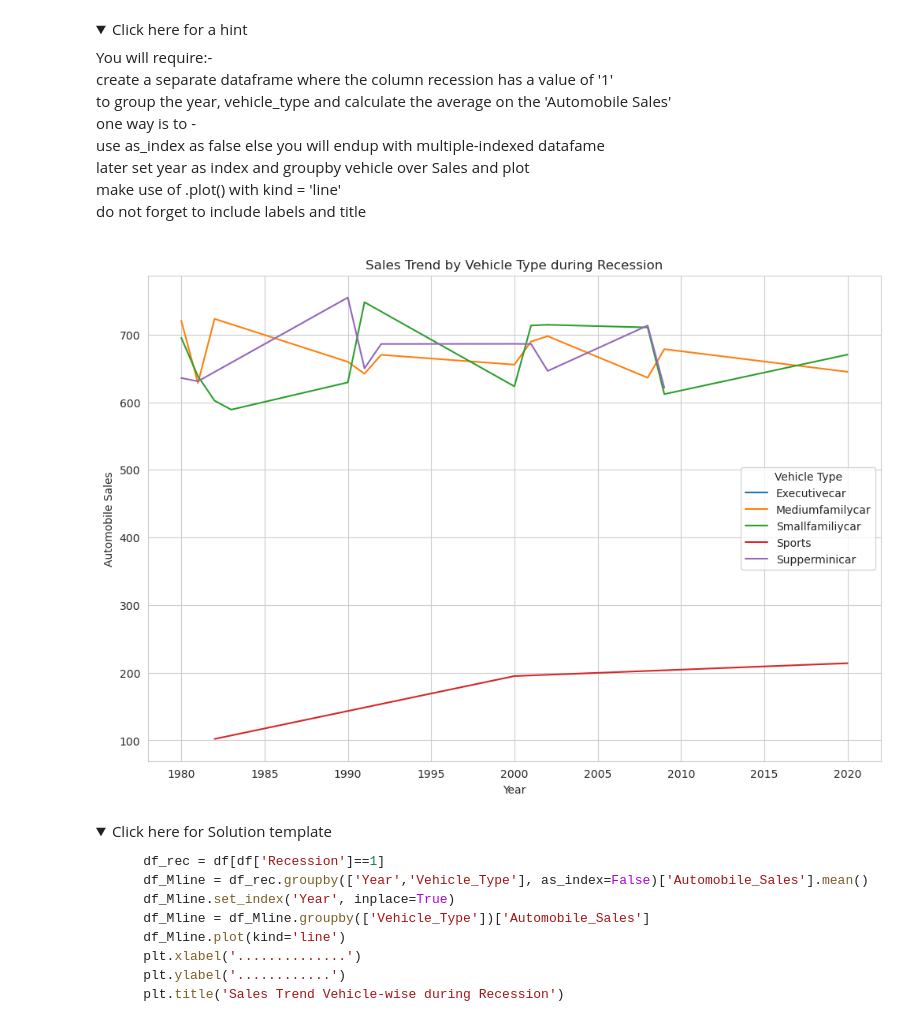
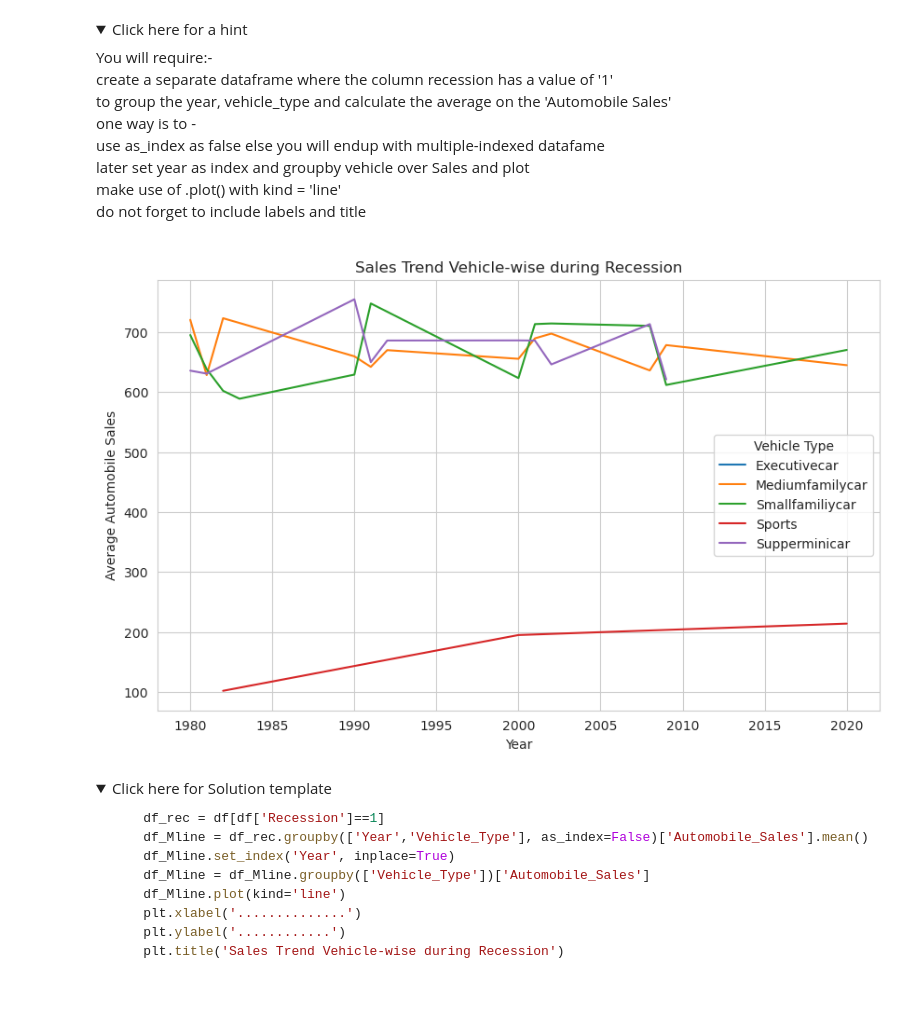
Before and after one commit to brianmatute011/dspc-ibm, a Jupyter notebook: python-for-data-visualization/part I/DV0101EN-Final-Assignment-Part1-v2.ipynb, the cells around one changed output. Drawn from its saved outputs; the diff is of its cells as text; code cells hidden in the pictures; folded sections open; blank space fills up the shorter version.

```diff
--- a/python-for-data-visualization/part I/DV0101EN-Final-Assignment-Part1-v2.ipynb
+++ b/python-for-data-visualization/part I/DV0101EN-Final-Assignment-Part1-v2.ipynb
@@ -321,27 +328,30 @@ Save this plot as "Line_Plot_1.png"</span><br>
 </p>
 </details>
 # %%
-# Filter the data to only include recession rows (Recession == 1)
+import matplotlib.pyplot as plt
+
+# Filter for recession periods only
 df_rec = df[df['Recession'] == 1]
 
-# Group the data by 'Year' and 'Vehicle_Type' and calculate the average car sales
+# Compute average sales by year and vehicle type
 df_Mline = df_rec.groupby(['Year', 'Vehicle_Type'], as_index=False)['Automobile_Sales'].mean()
-
-# Set the index to 'Year' to facilitate clustering
 df_Mline.set_index('Year', inplace=True)
 
-# Group by 'Vehicle_Type' and graph the average sales of each vehicle type
-df_Mline.groupby(['Vehicle_Type'])['Automobile_Sales'].plot(kind='line', figsize=(12, 8))
+# Plot one line per vehicle type
+plt.figure(figsize=(10, 6))
+df_Mline.groupby('Vehicle_Type')['Automobile_Sales'].plot(kind='line')
 
-# Customize the chart
+# Labels and title
 plt.xlabel('Year')
-plt.ylabel('Automobile Sales')
-plt.title('Sales Trend by Vehicle Type during Recession')
+plt.ylabel('Average Automobile Sales')
+plt.title('Sales Trend Vehicle-wise during Recession')
+
+# Legend
 plt.legend(title='Vehicle Type')
 
 plt.show()
 # %% [output]
-[figure, old version]
+[figure, new version]
 # %% [markdown]
 <details>
     <summary>Click here for Solution template</summary>
```
Also changed, not shown: parts of 11 cells of this notebook, 6 other files.
